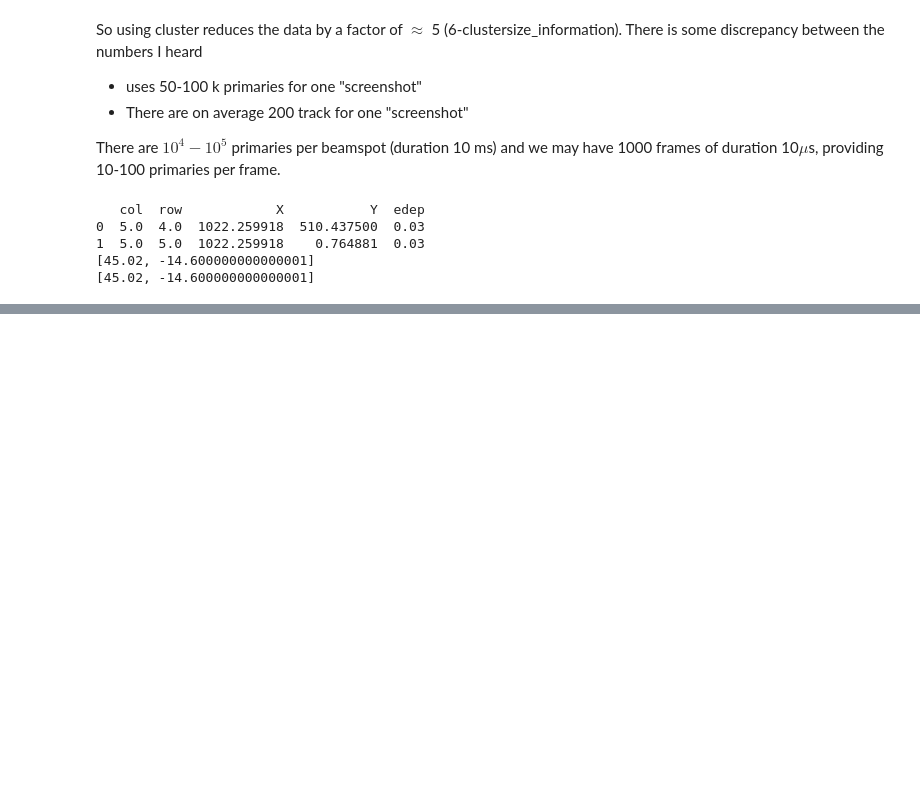
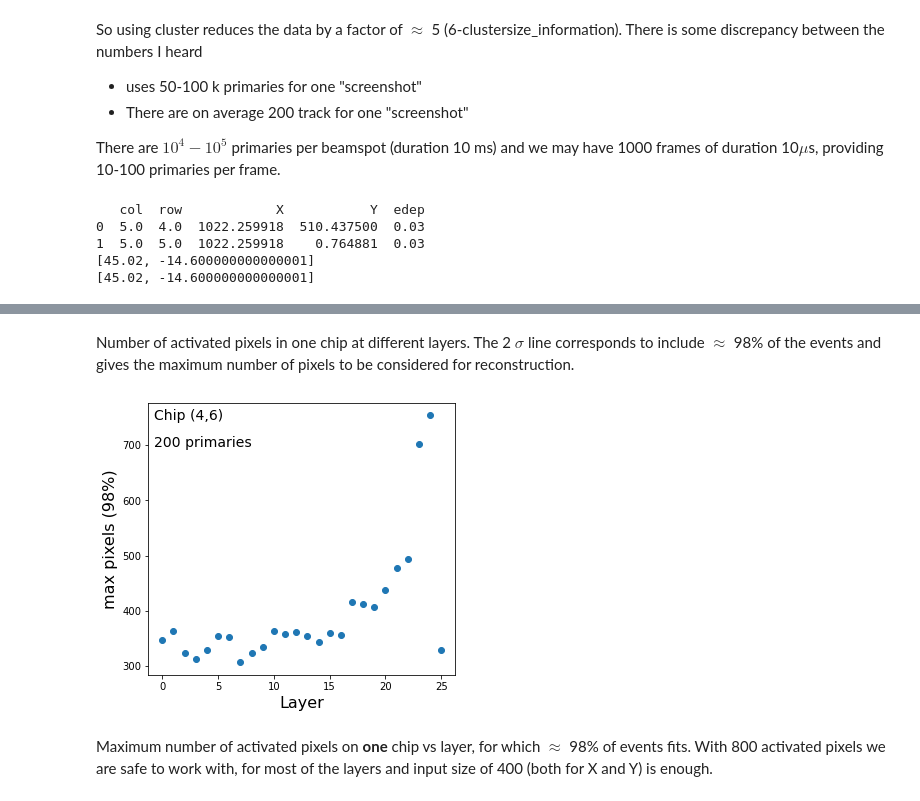
Before and after one commit to pgpapp/pcT-ReadOut, a Jupyter notebook: MLPCT_Pres_04122021.ipynb, the cells around one changed output, grey strips where cells are left out. Drawn from its saved outputs; the diff is of its cells as text; code cells hidden in the pictures; blank space fills up the shorter version.

```diff
--- a/MLPCT_Pres_04122021.ipynb
+++ b/MLPCT_Pres_04122021.ipynb
@@ -496,0 +543,32 @@ HtCS16_46 = Cp.set_CS_multi(zip(SHits16_46['X'],SHits16_46['Y'],SHits16_46['edep
+# %% [markdown]
+Number of activated pixels in one chip at different layers. The 2 $\sigma$ line corresponds to include $\approx$ 98% of the events and gives the maximum number of pixels to be considered for reconstruction.
+# %%
+Nsample = 25
+NumPix = pd.DataFrame(columns=['L','mu','std'],dtype=float)
+for L in list(set(range(25))-set(Lval)):
+    t = dfH[(dfH['Layer']== L)][['posX','posY','edep']]
+    res = np.zeros(Nsample)
+    for i in range(Nsample):
+        ts = t.sample(n=200)
+        Ht = Cp.get_Pos_multi(zip(ts['posX'],ts['posY'],ts['edep']))
+        Hsel = Ht[(Ht['col'] == 4) & (Ht['row'] == 6)]
+        Hsel_46 = Cp.set_CS_multi(zip(Hsel['X'],Hsel['Y'],Hsel['edep']))
+        res[i] = len(Hsel_46)
+    NumPix = NumPix.append({'L':L,'mu':np.mean(res),'std':np.std(res)},ignore_index=True)
+for i in range(len(Lval)):
+    L = Lval[i]
+    NumPix = NumPix.append({'L':L,'mu':np.mean(Pixdict[L]),'std':np.std(Pixdict[L])},ignore_index=True)
+# %%
+fig, ax = plt.subplots(figsize=(5.5,5))
+ax.scatter(NumPix['L'],NumPix['mu']+2*NumPix['std'])
+ax.set_xlabel('Layer', fontsize=16)
+ax.set_ylabel('max pixels (98%)', fontsize=16)
+ax.text(0.02,0.98,'Chip (4,6)',horizontalalignment='left', verticalalignment='top', transform=ax.transAxes, fontsize=14)
+ax.text(0.02,0.88,'200 primaries',horizontalalignment='left', verticalalignment='top', transform=ax.transAxes, fontsize=14)
+
+plt.show()
+#np.sum([mu+2*std for mu,std in zip(NumPix['mu'],NumPix['std'])])
+# %% [output]
+[figure, added]
+# %% [markdown]
+Maximum number of activated pixels on **one** chip vs layer, for which $\approx$ 98% of events fits. With 800 activated pixels we are safe to work with, for most of the layers and input size of 400 (both for X and Y) is enough.
```
Also changed, not shown: parts of 21 cells of this notebook.
